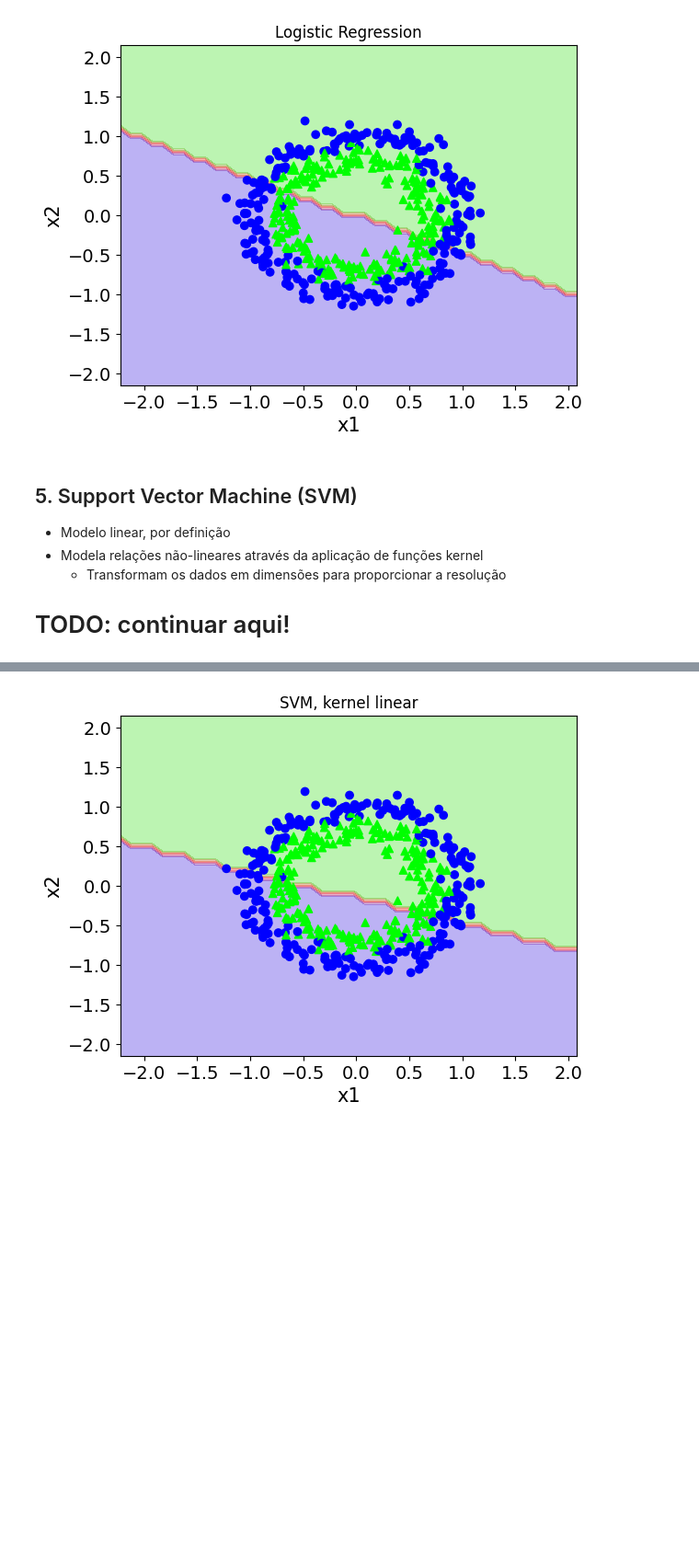
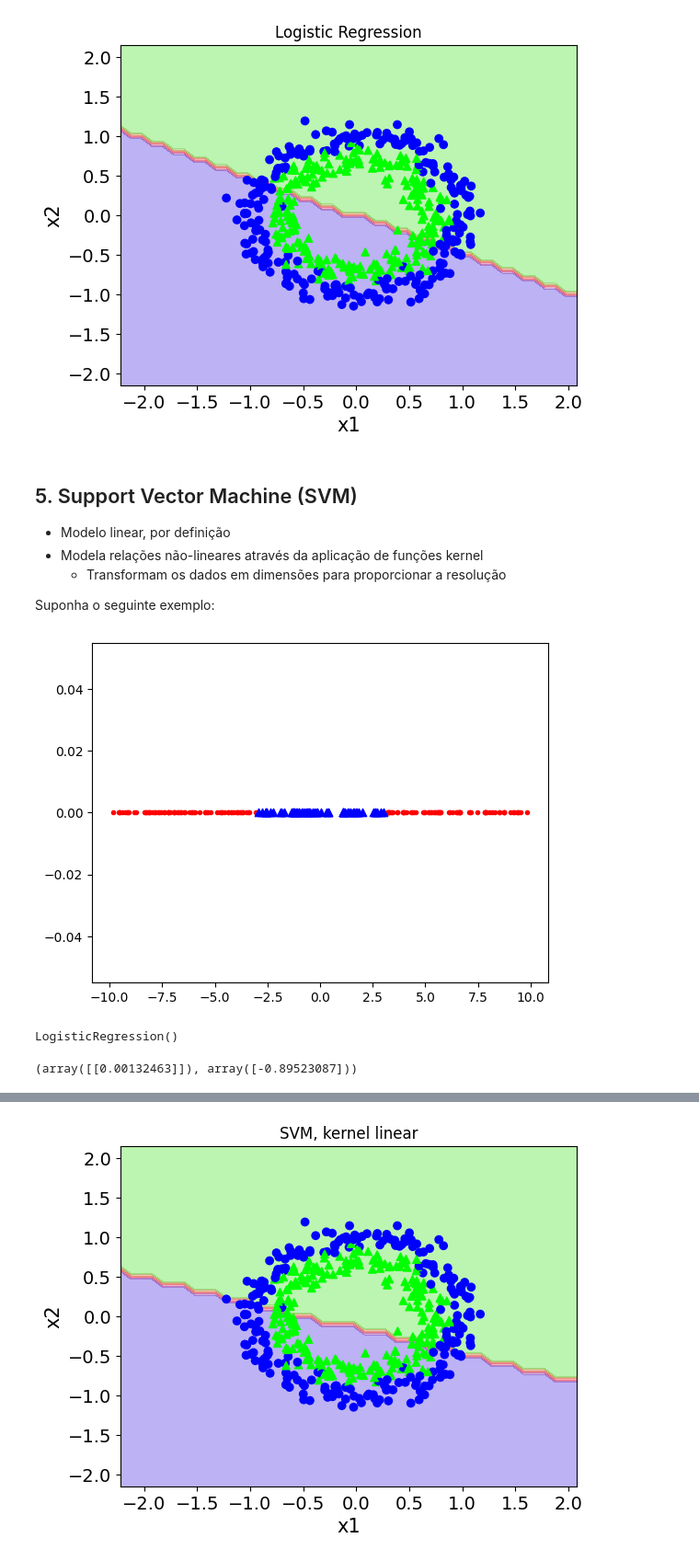
Before and after one commit to smastelini/eng-soft-ml-uel, a Jupyter notebook: aula-4.ipynb, the cells around one changed output, grey strips where cells are left out. Shown at 92% size. Saved outputs shown, nothing was run; the diff lists cells and outputs as text; code cells hidden in the pictures; blank space fills up the shorter version.

```diff
--- a/aula-4.ipynb
+++ b/aula-4.ipynb
@@ -590,5 +592,32 @@ plt.show()
 - Modela relações não-lineares através da aplicação de funções kernel
     - Transformam os dados em dimensões para proporcionar a resolução
 
-
-# TODO: continuar aqui!
+Suponha o seguinte exemplo:
+# %%
+rng = np.random.default_rng(42)
+
+x = rng.uniform(-10, 10, 200)
+y = np.zeros(200)
+
+y[(x >= -3) & (x <= 3)] = 1
+# %%
+colors = ["red", "blue"]
+markers = [".", "^"]
+
+for c in [0, 1]:
+    mask = y == c
+    x_ = x[mask]
+
+    plt.scatter(x_, np.zeros(len(x_)), color=colors[c], marker=markers[c])
+plt.show()
+# %% [output]
+[figure, added]
+# %%
+log_reg = lm.LogisticRegression()
+log_reg.fit(x[:, None], y)
+# %% [output]
+LogisticRegression()
+# %%
+log_reg.coef_, log_reg.intercept_
+# %% [output]
+(array([[0.00132463]]), array([-0.89523087]))
```
Also changed, not shown: parts of 15 cells of this notebook, 1 other file.
